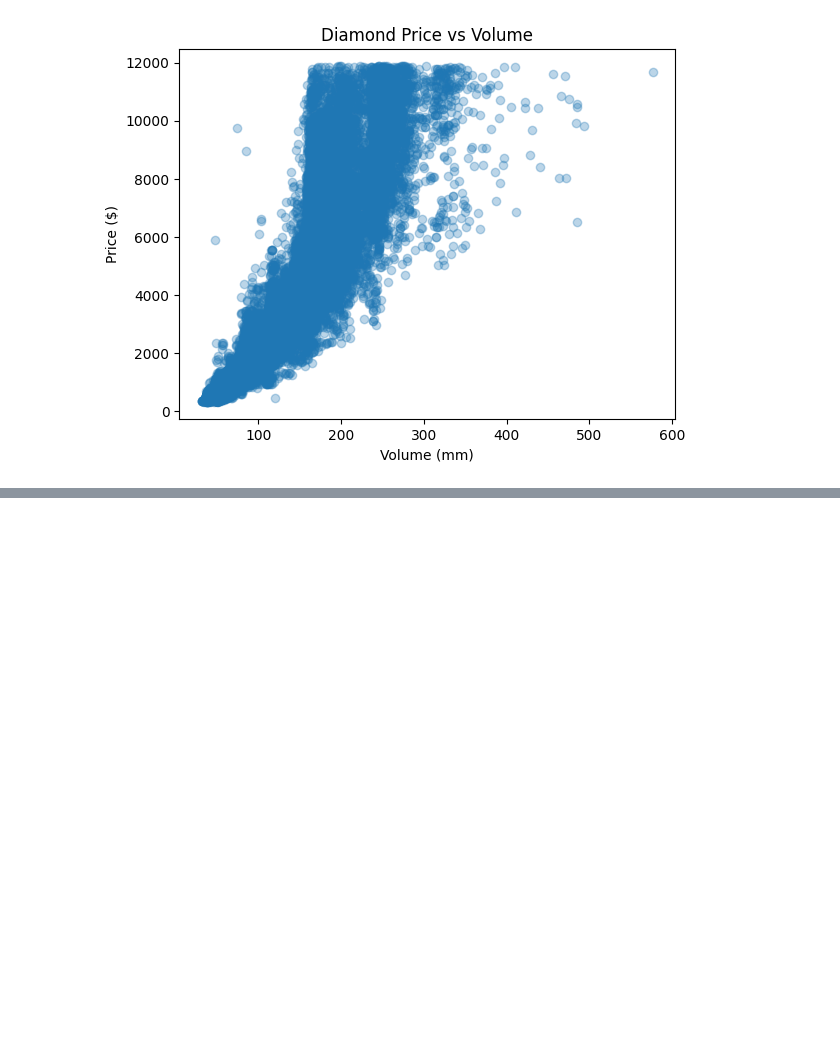
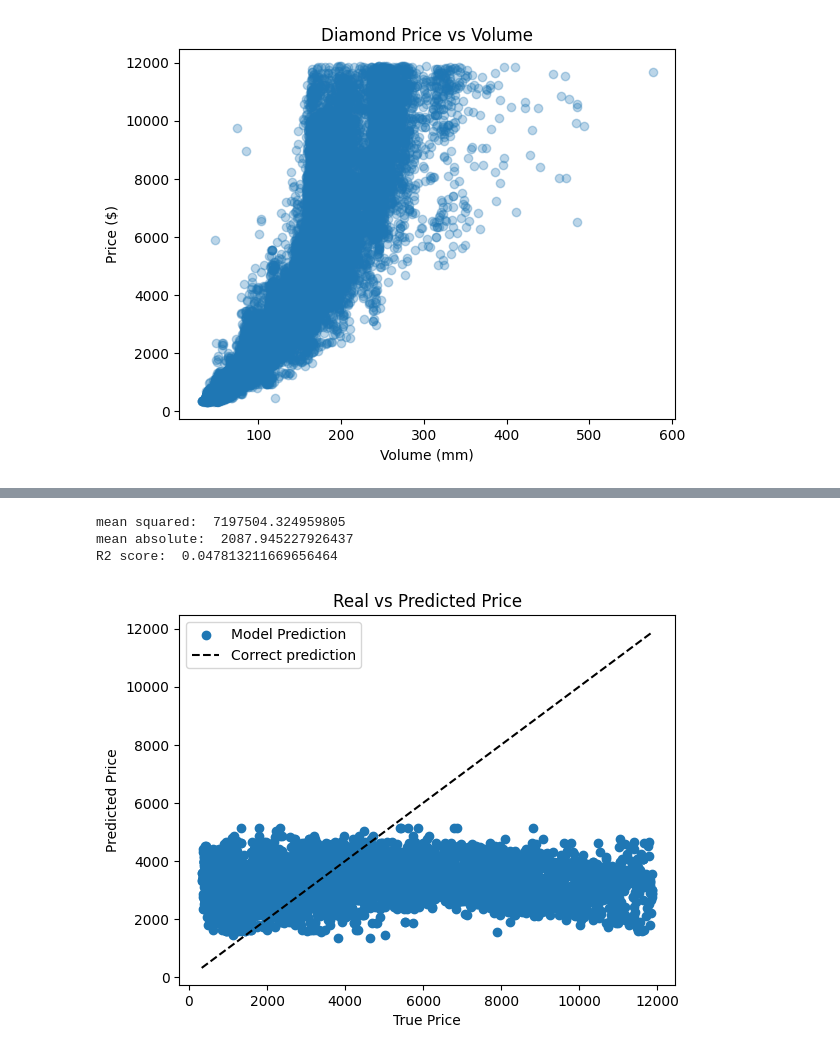
Before and after one commit to AvyayaJha/Diamonds-Research-Project, a Jupyter notebook: Diamonds_Research_Project.ipynb, the cells around one changed output, grey strips where cells are left out. Drawn from its saved outputs; the diff is of its cells as text; code cells hidden in the pictures; blank space fills up the shorter version.

```diff
--- a/Diamonds_Research_Project.ipynb
+++ b/Diamonds_Research_Project.ipynb
@@ -369,0 +422,42 @@ plt.hist(cut_total)
+# %%
+#ORDINAL ENCODING LINEAR REGRESSION ML MODEL
+
+#setting values
+features = df[['cut encoded','color encoded','clarity encoded']]
+label = df['price']
+
+#train/test data splitting
+X_train, X_test, y_train, y_test = model_selection.train_test_split(features, label, test_size=0.2,random_state = 3)
+
+#initialize model
+lr_model = LinearRegression()
+
+#fit model
+lr_model.fit(X_train, y_train)
+
+#test model on test data
+pred = lr_model.predict(X_test)
+
+#Plot model predictions
+plt.scatter(y_test, pred, label = 'Model Prediction')
+
+#Plot correct predictions
+MIN_VALUE = df['price'].min()
+MAX_VALUE = df['price'].max()
+plt.plot([MIN_VALUE, MAX_VALUE], [MIN_VALUE, MAX_VALUE], '--k', label="Correct prediction")
+
+#labels for graph
+plt.xlabel('True Price')
+plt.ylabel('Predicted Price')
+plt.title("Real vs Predicted Price")
+plt.legend()
+
+#Evaluating the Model
+print('mean squared: ', mean_squared_error(y_test, pred))
+print('mean absolute: ', mean_absolute_error(y_test, pred)) #model is off on average by $2087
+print('R2 score: ', r2_score(y_test, pred)) #very bad r^2 value, although clarity, cut, color are significant for the variance of price, as seen in ANOVA test, they have no predicting power.
+# %% [output]
+mean squared:  7197504.324959805
+mean absolute:  2087.945227926437
+R2 score:  0.047813211669656464
+[figure, added]
```
Also changed, not shown: parts of 6 cells of this notebook.
